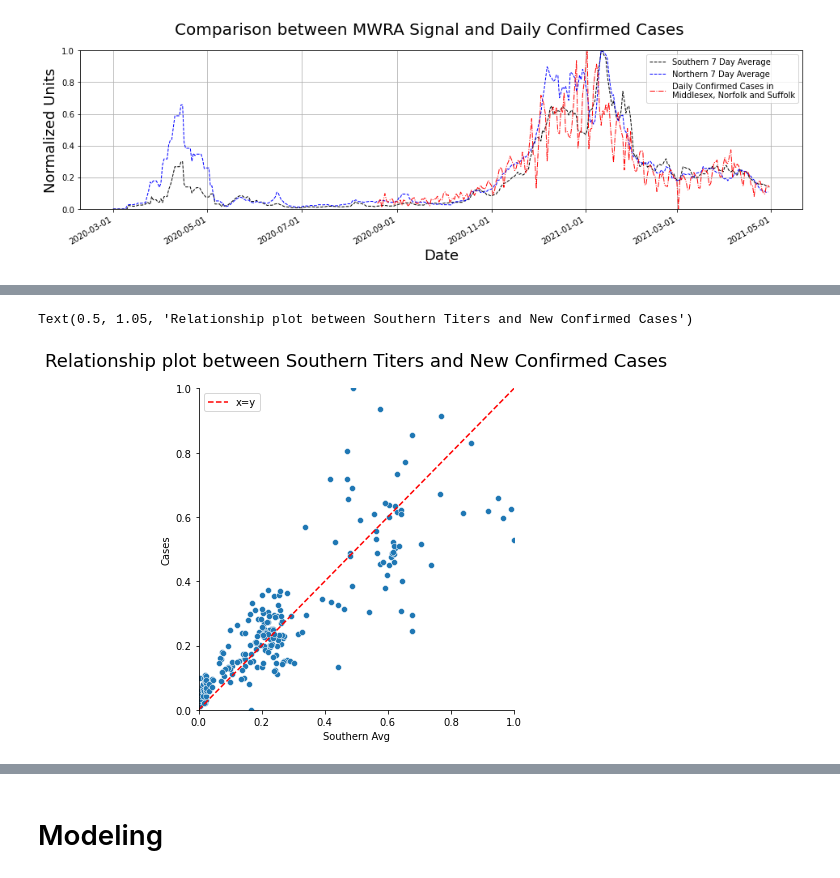
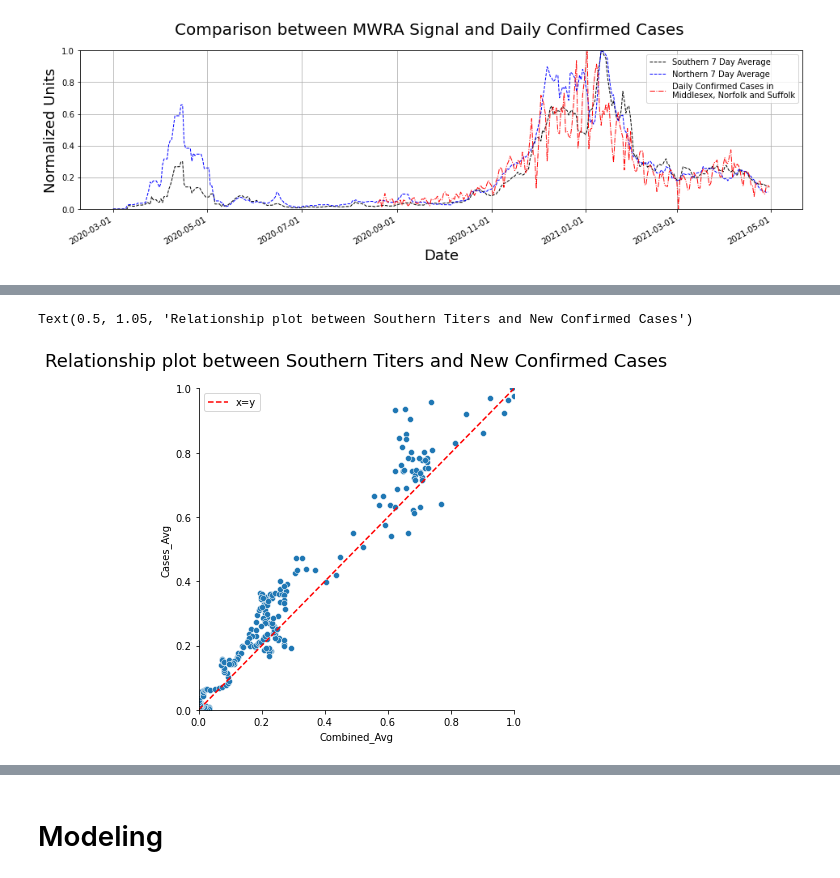
Before and after one commit to bhatiavr/cs109b-final-project-111, a Jupyter notebook: src/Raghu - cs109b-wastewater-covid-forecasting.ipynb, the cells around one changed output, grey strips where cells are left out. Cells and saved outputs as stored; diff of their text form; code cells hidden in the pictures.

```diff
--- a/src/Raghu - cs109b-wastewater-covid-forecasting.ipynb
+++ b/src/Raghu - cs109b-wastewater-covid-forecasting.ipynb
@@ -290,9 +391,9 @@ fig.show()
 [figure]
 # %%
 # Create algined matrix between southern, northen and covid cases
-df_aligned = pd.DataFrame(data=None, columns=['Date', 'Southern Raw', 'Northern Raw',
-                                              'Southern Avg', 'Northern Avg',
-                                                'Southern Variant', 'Northern Variant',
+df_aligned = pd.DataFrame(data=None, columns=['Date', 'Southern_Raw', 'Northern_Raw', 'Combined_Raw',
+                                              'Southern_Avg', 'Northern_Avg', 'Combined_Avg',
+                                                'Southern_Variant', 'Northern_Variant',
                                               'Cases', 'Deaths'])
 
 covidDates = df_covid['Date'].unique()
@@ -304,12 +405,13 @@ for i, i_date in enumerate(commonDates):
 
     row = df_mwra[df_mwra['Date'] == i_date]
     if not row.empty:
-        df_aligned.at[i, 'Southern Raw'] = row['Southern (copies/mL)'].to_list()[0]
-        df_aligned.at[i, 'Northern Raw'] = row['Northern (copies/mL)'].to_list()[0]
-        df_aligned.at[i, 'Southern Avg'] = row['Southern 7 day avg'].to_list()[0]
-        df_aligned.at[i, 'Northern Avg'] = row['Northern 7 day avg'].to_list()[0]
-        df_aligned.at[i, 'Southern Variant'] = row['Southern Variant Results'].to_list()[0]
-        df_aligned.at[i, 'Northern Variant'] = row['Northern Variant Results'].to_list()[0]
+        df_aligned.at[i, 'Southern_Raw'] = row['Southern (copies/mL)'].to_list()[0]
+        df_aligned.at[i, 'Northern_Raw'] = row['Northern (copies/mL)'].to_list()[0]
+        df_aligned.at[i, 'Combined_Raw'] = (row['Southern (copies/mL)'].to_list()[0] + row['Northern (copies/mL)'].to_list()[0]) / 2
+        df_aligned.at[i, 'Southern_Avg'] = row['Southern 7 day avg'].to_list()[0]
+        df_aligned.at[i, 'Northern_Avg'] = row['Northern 7 day avg'].to_list()[0]
+        df_aligned.at[i, 'Southern_Variant'] = row['Southern Variant Results'].to_list()[0]
+        df_aligned.at[i, 'Northern_Variant'] = row['Northern Variant Results'].to_list()[0]
 
 
     row = df_combined[df_combined['Date'] == i_date]
@@ -341,0 +444,17 @@ display(df_aligned.head())
+# %%
+# Compute 7 day moving average for cases and deaths
+df_aligned['Cases_Avg'] = df_aligned['Cases'].rolling(window=7).mean()
+df_aligned['Deaths_Avg'] = df_aligned['Deaths'].rolling(window=7).mean()
+# Also add average for southern and northern combined titers
+df_aligned['Combined_Avg'] = df_aligned['Combined_Raw'].rolling(window=7).mean()
+
+# Interpolate head
+df_aligned.interpolate(limit_direction="both", inplace=True)
+# %%
+# Finally normalize all values using MinMaxScaler
+to_transform = ['Southern_Raw', 'Northern_Raw', 'Combined_Raw', 'Southern_Avg', 'Northern_Avg', 'Combined_Avg', 'Cases', 'Deaths', 'Cases_Avg', 'Deaths_Avg', 'Cases_per_100K', 'Deaths_per_100K']
+df_scaled = df_aligned.copy()
+scaler = MinMaxScaler()
+df_scaled[to_transform] = scaler.fit_transform(df_aligned[to_transform])
+df_aligned = df_scaled
+display(df_aligned.head())
@@ -342,17 +537,11 @@ display(df_aligned.head())
 # %%
-# Scale the values
-df_scaled = df_aligned.copy()
-scaler = MinMaxScaler()
-df_scaled[['Southern Raw', 'Northern Raw','Southern Avg', 'Northern Avg','Cases', 'Deaths']] = scaler.fit_transform(df_aligned[['Southern Raw', 'Northern Raw',
-                                                                                                                    'Southern Avg', 'Northern Avg',
-                                                                                                                           'Cases_per_100K', 'Deaths_per_100K']])
 # Show the relation between norther and souther samples
-sns.relplot(data=df_scaled, x="Southern Avg", y="Cases")
+sns.relplot(data=df_scaled, x="Combined_Avg", y="Cases_Avg")
 plt.plot([0,1], [0,1], '--r', label="x=y")
 plt.xlim([0, 1])
 plt.ylim([0, 1])
 plt.legend()
 plt.title('Relationship plot between Southern Titers and New Confirmed Cases', fontsize=18, y=1.05)
 # %% [output]
 Text(0.5, 1.05, 'Relationship plot between Southern Titers and New Confirmed Cases')
-[figure, old version]
+[figure, new version]
```
Also changed, not shown: parts of 78 cells of this notebook.
